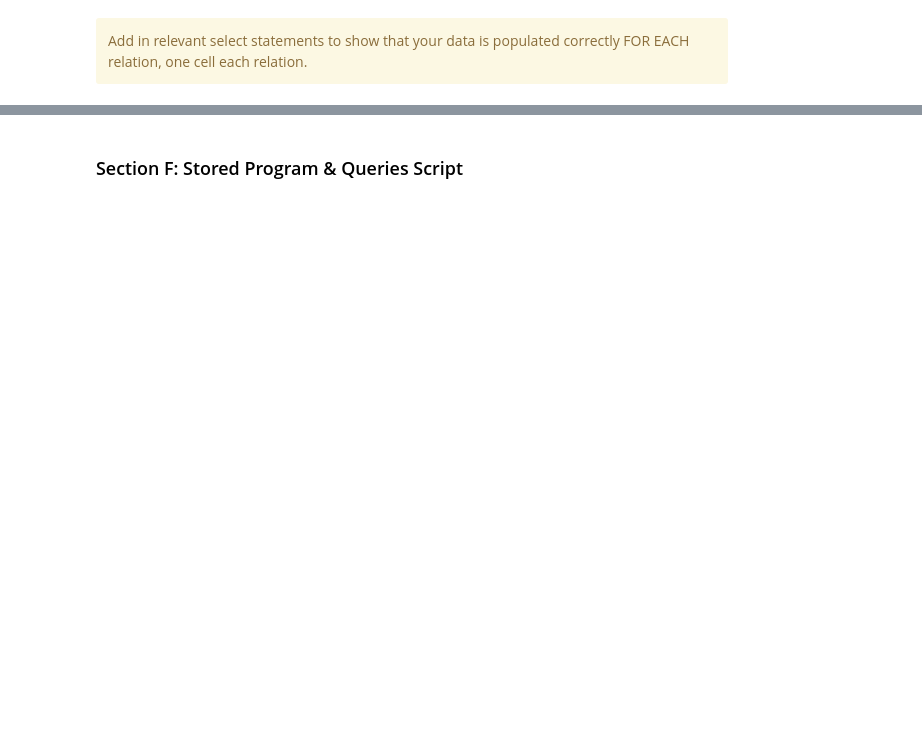
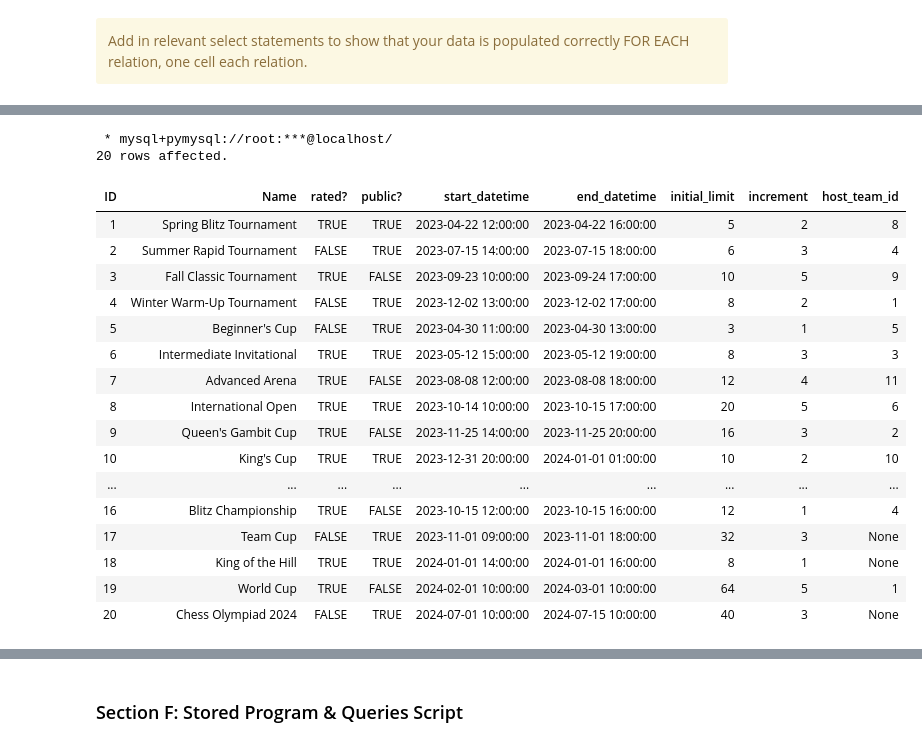
Before and after one commit to Hal0g3n/CS6131, a Jupyter notebook: Reports/CS6131+Project+Final+Report.ipynb, the cells around one changed output, grey strips where cells are left out. Saved outputs shown, nothing was run; the diff lists cells and outputs as text; code cells hidden in the pictures; blank space fills up the shorter version.

```diff
--- a/Reports/CS6131+Project+Final+Report.ipynb
+++ b/Reports/CS6131+Project+Final+Report.ipynb
@@ -99,0 +724,24 @@ Add in relevant select statements to show that your data is populated correctly
+# %%
+%%sql
+SELECT tournament_id ID, tournament_name Name, IF(is_rated, "TRUE", "FALSE") "rated?", IF(is_public, "TRUE", "FALSE") "public?", start_datetime, end_datetime, initial_limit, increment, host_team_id
+FROM Tournaments
+# %% [output]
+ * mysql+pymysql://root:***@localhost/
+20 rows affected.
+| ID | Name | rated? | public? | start_datetime | end_datetime | initial_limit | increment | host_team_id |
+| 1 | Spring Blitz Tournament | TRUE | TRUE | 2023-04-22 12:00:00 | 2023-04-22 16:00:00 | 5 | 2 | 8 |
+| 2 | Summer Rapid Tournament | FALSE | TRUE | 2023-07-15 14:00:00 | 2023-07-15 18:00:00 | 6 | 3 | 4 |
+| 3 | Fall Classic Tournament | TRUE | FALSE | 2023-09-23 10:00:00 | 2023-09-24 17:00:00 | 10 | 5 | 9 |
+| 4 | Winter Warm-Up Tournament | FALSE | TRUE | 2023-12-02 13:00:00 | 2023-12-02 17:00:00 | 8 | 2 | 1 |
+| 5 | Beginner's Cup | FALSE | TRUE | 2023-04-30 11:00:00 | 2023-04-30 13:00:00 | 3 | 1 | 5 |
+| 6 | Intermediate Invitational | TRUE | TRUE | 2023-05-12 15:00:00 | 2023-05-12 19:00:00 | 8 | 3 | 3 |
+| 7 | Advanced Arena | TRUE | FALSE | 2023-08-08 12:00:00 | 2023-08-08 18:00:00 | 12 | 4 | 11 |
+| 8 | International Open | TRUE | TRUE | 2023-10-14 10:00:00 | 2023-10-15 17:00:00 | 20 | 5 | 6 |
+| 9 | Queen's Gambit Cup | TRUE | FALSE | 2023-11-25 14:00:00 | 2023-11-25 20:00:00 | 16 | 3 | 2 |
+| 10 | King's Cup | TRUE | TRUE | 2023-12-31 20:00:00 | 2024-01-01 01:00:00 | 10 | 2 | 10 |
+| ... | ... | ... | ... | ... | ... | ... | ... | ... |
+| 16 | Blitz Championship | TRUE | FALSE | 2023-10-15 12:00:00 | 2023-10-15 16:00:00 | 12 | 1 | 4 |
+| 17 | Team Cup | FALSE | TRUE | 2023-11-01 09:00:00 | 2023-11-01 18:00:00 | 32 | 3 | None |
+| 18 | King of the Hill | TRUE | TRUE | 2024-01-01 14:00:00 | 2024-01-01 16:00:00 | 8 | 1 | None |
+| 19 | World Cup | TRUE | FALSE | 2024-02-01 10:00:00 | 2024-03-01 10:00:00 | 64 | 5 | 1 |
+| 20 | Chess Olympiad 2024 | FALSE | TRUE | 2024-07-01 10:00:00 | 2024-07-15 10:00:00 | 40 | 3 | None |
```
Also changed, not shown: parts of 42 cells of this notebook, 23 other files.
